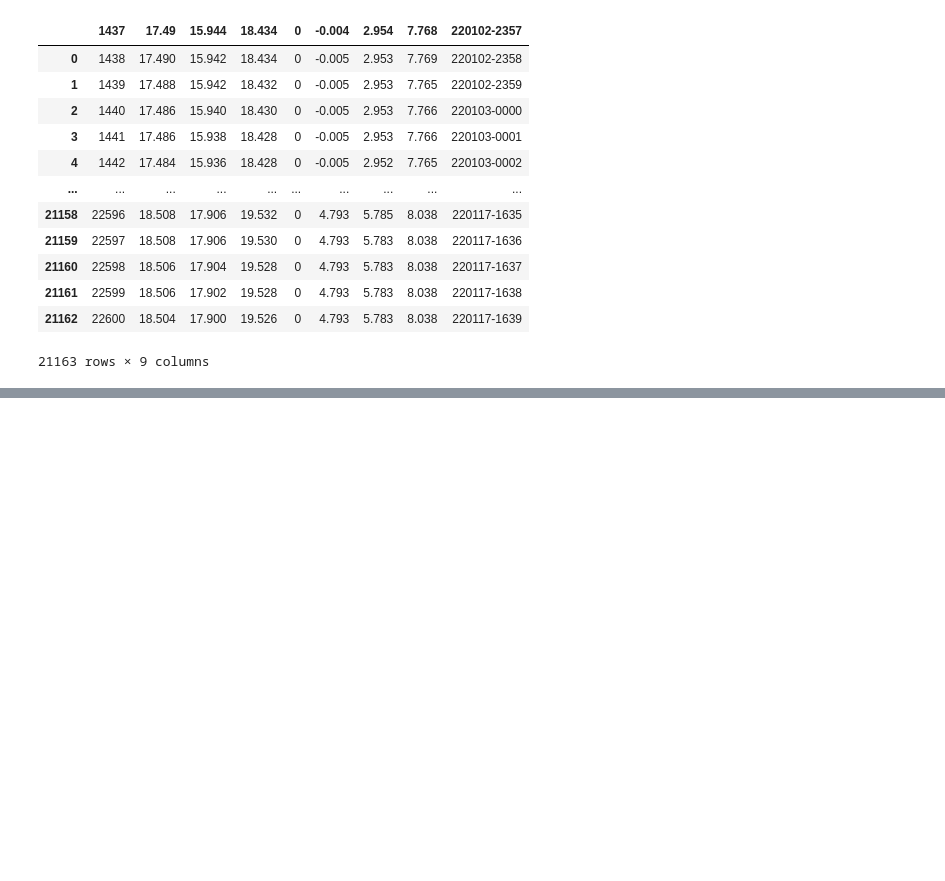
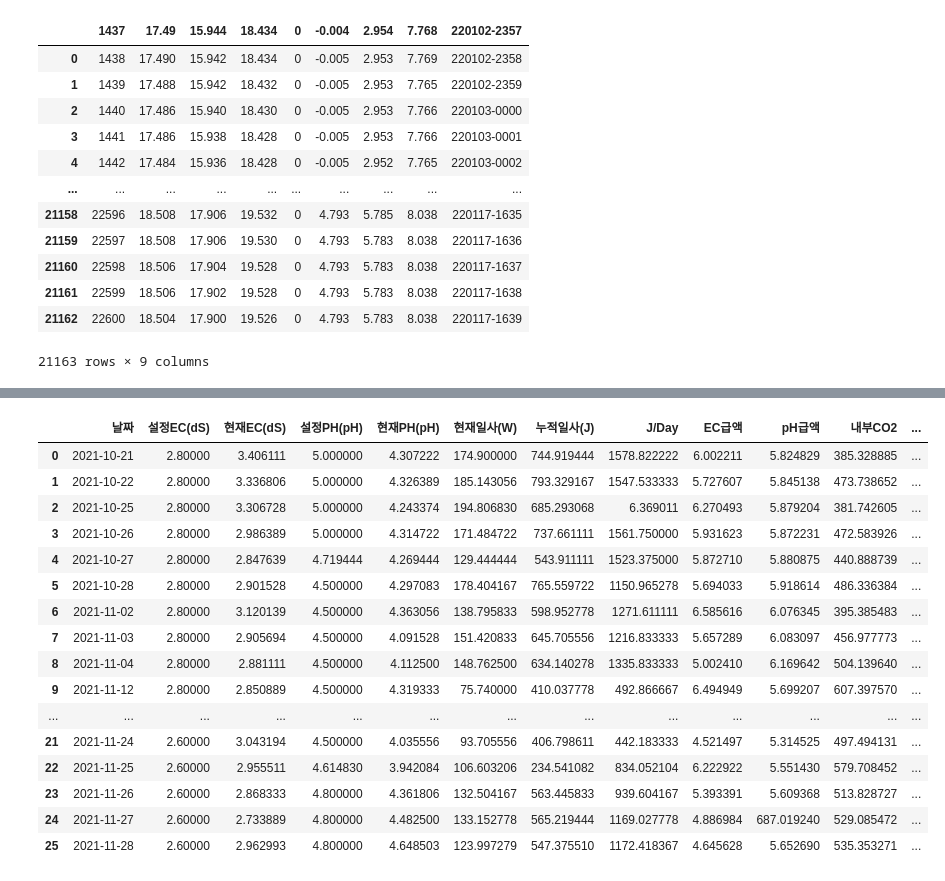
Before and after one commit to naleetwo/FinalProject, a Jupyter notebook: Code/jinseok/farm1_env_data.ipynb, the cells around one changed output, grey strips where cells are left out. Drawn from its saved outputs; the diff is of its cells as text; code cells hidden in the pictures; blank space fills up the shorter version.

```diff
--- a/Code/jinseok/farm1_env_data.ipynb
+++ b/Code/jinseok/farm1_env_data.ipynb
@@ -279,0 +572,3 @@ df.columns = cols
+# %%
+df3_1 = df3.groupby("날짜").mean()
+df3_1
@@ -279,0 +594,6 @@ df.columns = cols
+# %%
+df3_1 = df3_1.reset_index()
+# %%
+df_1 = df_1.reset_index()
+# %%
+df3_1["날짜"] = pd.to_datetime(df3_1["날짜"])
@@ -279,0 +616,21 @@ df.columns = cols
+# %%
+df_f = pd.merge(df_1, df3_1, how = "inner")
+df_f
+# %% [output]
+|  | 날짜 | 설정EC(dS) | 현재EC(dS) | 설정PH(pH) | 현재PH(pH) | 현재일사(W) | 누적일사(J) | J/Day | EC급액 | pH급액 | 내부CO2 | ... |
+| 0 | 2021-10-21 | 2.80000 | 3.406111 | 5.000000 | 4.307222 | 174.900000 | 744.919444 | 1578.822222 | 6.002211 | 5.824829 | 385.328885 | ... |
+| 1 | 2021-10-22 | 2.80000 | 3.336806 | 5.000000 | 4.326389 | 185.143056 | 793.329167 | 1547.533333 | 5.727607 | 5.845138 | 473.738652 | ... |
+| 2 | 2021-10-25 | 2.80000 | 3.306728 | 5.000000 | 4.243374 | 194.806830 | 685.293068 | 6.369011 | 6.270493 | 5.879204 | 381.742605 | ... |
+| 3 | 2021-10-26 | 2.80000 | 2.986389 | 5.000000 | 4.314722 | 171.484722 | 737.661111 | 1561.750000 | 5.931623 | 5.872231 | 472.583926 | ... |
+| 4 | 2021-10-27 | 2.80000 | 2.847639 | 4.719444 | 4.269444 | 129.444444 | 543.911111 | 1523.375000 | 5.872710 | 5.880875 | 440.888739 | ... |
+| 5 | 2021-10-28 | 2.80000 | 2.901528 | 4.500000 | 4.297083 | 178.404167 | 765.559722 | 1150.965278 | 5.694033 | 5.918614 | 486.336384 | ... |
+| 6 | 2021-11-02 | 2.80000 | 3.120139 | 4.500000 | 4.363056 | 138.795833 | 598.952778 | 1271.611111 | 6.585616 | 6.076345 | 395.385483 | ... |
+| 7 | 2021-11-03 | 2.80000 | 2.905694 | 4.500000 | 4.091528 | 151.420833 | 645.705556 | 1216.833333 | 5.657289 | 6.083097 | 456.977773 | ... |
+| 8 | 2021-11-04 | 2.80000 | 2.881111 | 4.500000 | 4.112500 | 148.762500 | 634.140278 | 1335.833333 | 5.002410 | 6.169642 | 504.139640 | ... |
+| 9 | 2021-11-12 | 2.80000 | 2.850889 | 4.500000 | 4.319333 | 75.740000 | 410.037778 | 492.866667 | 6.494949 | 5.699207 | 607.397570 | ... |
+| ... | ... | ... | ... | ... | ... | ... | ... | ... | ... | ... | ... | ... |
+| 21 | 2021-11-24 | 2.60000 | 3.043194 | 4.500000 | 4.035556 | 93.705556 | 406.798611 | 442.183333 | 4.521497 | 5.314525 | 497.494131 | ... |
+| 22 | 2021-11-25 | 2.60000 | 2.955511 | 4.614830 | 3.942084 | 106.603206 | 234.541082 | 834.052104 | 6.222922 | 5.551430 | 579.708452 | ... |
+| 23 | 2021-11-26 | 2.60000 | 2.868333 | 4.800000 | 4.361806 | 132.504167 | 563.445833 | 939.604167 | 5.393391 | 5.609368 | 513.828727 | ... |
+| 24 | 2021-11-27 | 2.60000 | 2.733889 | 4.800000 | 4.482500 | 133.152778 | 565.219444 | 1169.027778 | 4.886984 | 687.019240 | 529.085472 | ... |
+| 25 | 2021-11-28 | 2.60000 | 2.962993 | 4.800000 | 4.648503 | 123.997279 | 547.375510 | 1172.418367 | 4.645628 | 5.652690 | 535.353271 | ... |
```
Also changed, not shown: parts of 50 cells of this notebook, 3 other files.
